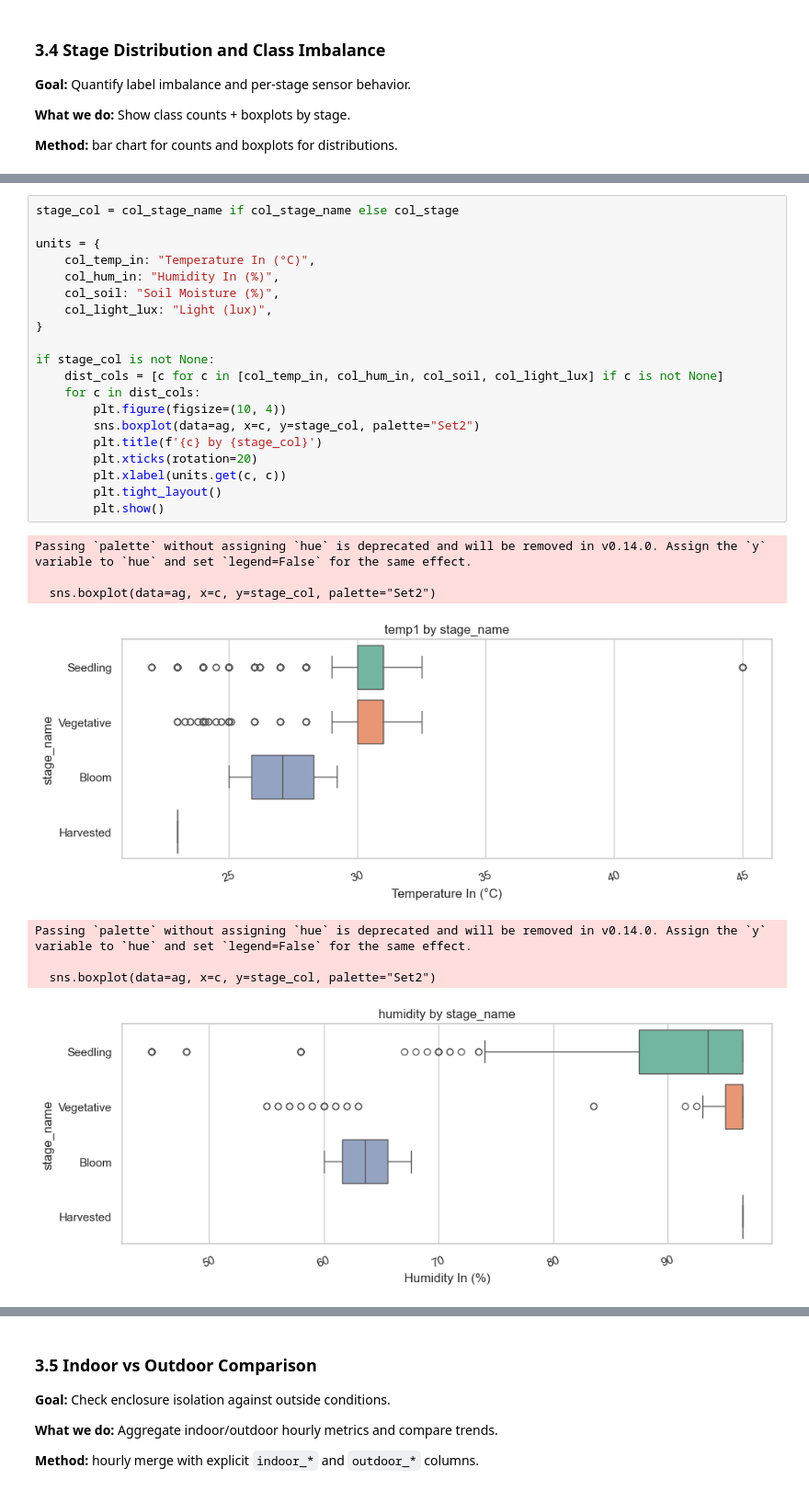
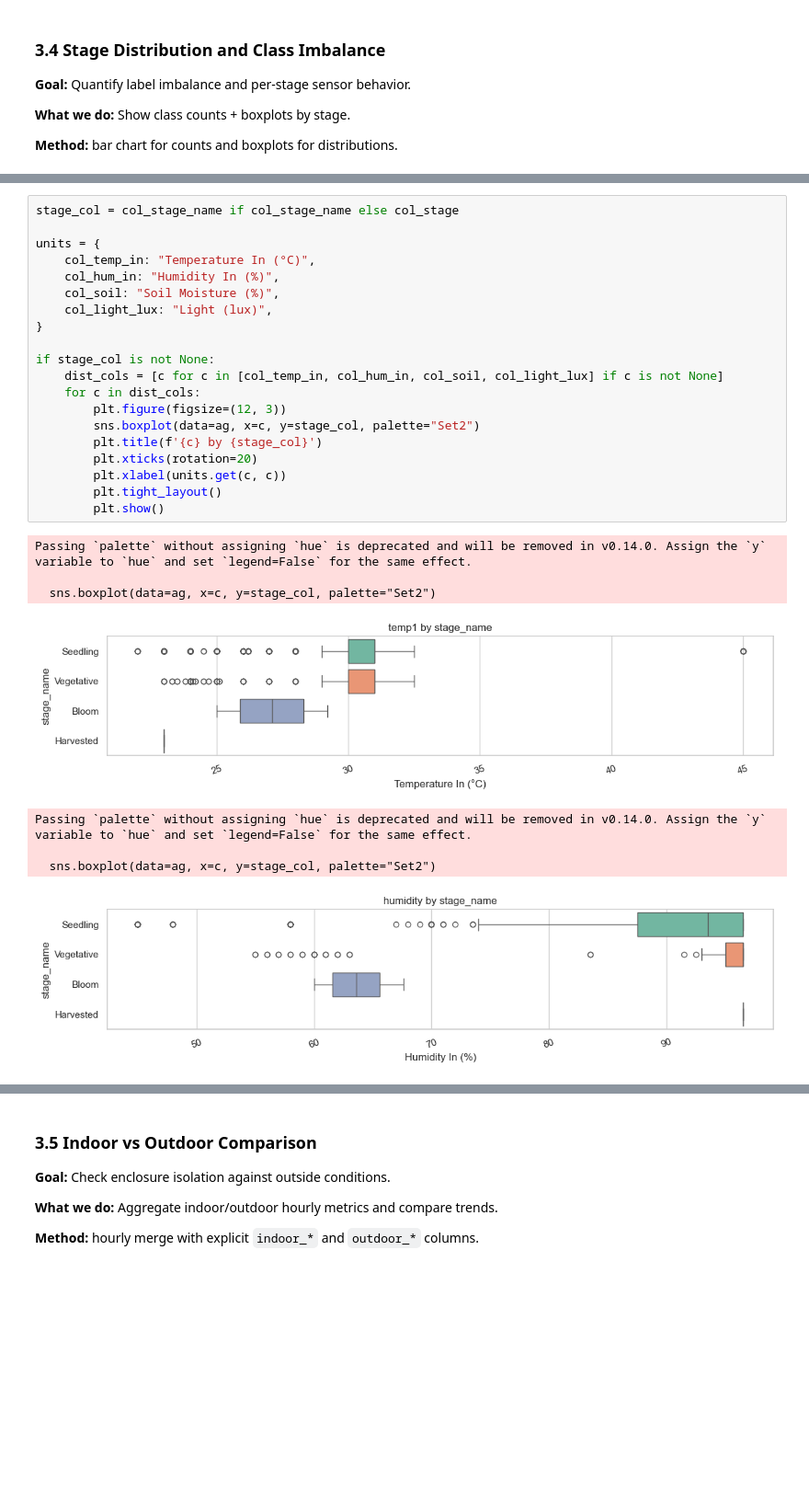
Before and after one commit to Plant-IQ/AutoGrow_DataAnalytics, a Jupyter notebook: data_analytics/AutoGrow.ipynb, the cells around one changed output, grey strips where cells are left out. Shown at 92% size. Drawn from its saved outputs; the diff is of its cells as text; blank space fills up the shorter version.

```diff
--- a/data_analytics/AutoGrow.ipynb
+++ b/data_analytics/AutoGrow.ipynb
@@ -324,32 +339,32 @@ Name: count, dtype: int64
 # %%
 stage_col = col_stage_name if col_stage_name else col_stage
 
 units = {
     col_temp_in: "Temperature In (°C)",
     col_hum_in: "Humidity In (%)",
     col_soil: "Soil Moisture (%)",
     col_light_lux: "Light (lux)",
 }
 
 if stage_col is not None:
     dist_cols = [c for c in [col_temp_in, col_hum_in, col_soil, col_light_lux] if c is not None]
     for c in dist_cols:
-        plt.figure(figsize=(10, 4))
+        plt.figure(figsize=(12, 3))
         sns.boxplot(data=ag, x=c, y=stage_col, palette="Set2")
         plt.title(f'{c} by {stage_col}')
         plt.xticks(rotation=20)
         plt.xlabel(units.get(c, c))
         plt.tight_layout()
         plt.show()
 # %% [output]
 Passing `palette` without assigning `hue` is deprecated and will be removed in v0.14.0. Assign the `y` variable to `hue` and set `legend=False` for the same effect.
 
   sns.boxplot(data=ag, x=c, y=stage_col, palette="Set2")
-[figure, old version]
+[figure, new version]
 Passing `palette` without assigning `hue` is deprecated and will be removed in v0.14.0. Assign the `y` variable to `hue` and set `legend=False` for the same effect.
 
   sns.boxplot(data=ag, x=c, y=stage_col, palette="Set2")
-[figure, old version]
+[figure, new version]
 Passing `palette` without assigning `hue` is deprecated and will be removed in v0.14.0. Assign the `y` variable to `hue` and set `legend=False` for the same effect.
 
   sns.boxplot(data=ag, x=c, y=stage_col, palette="Set2")
```
Also changed, not shown: parts of 3 cells of this notebook.
